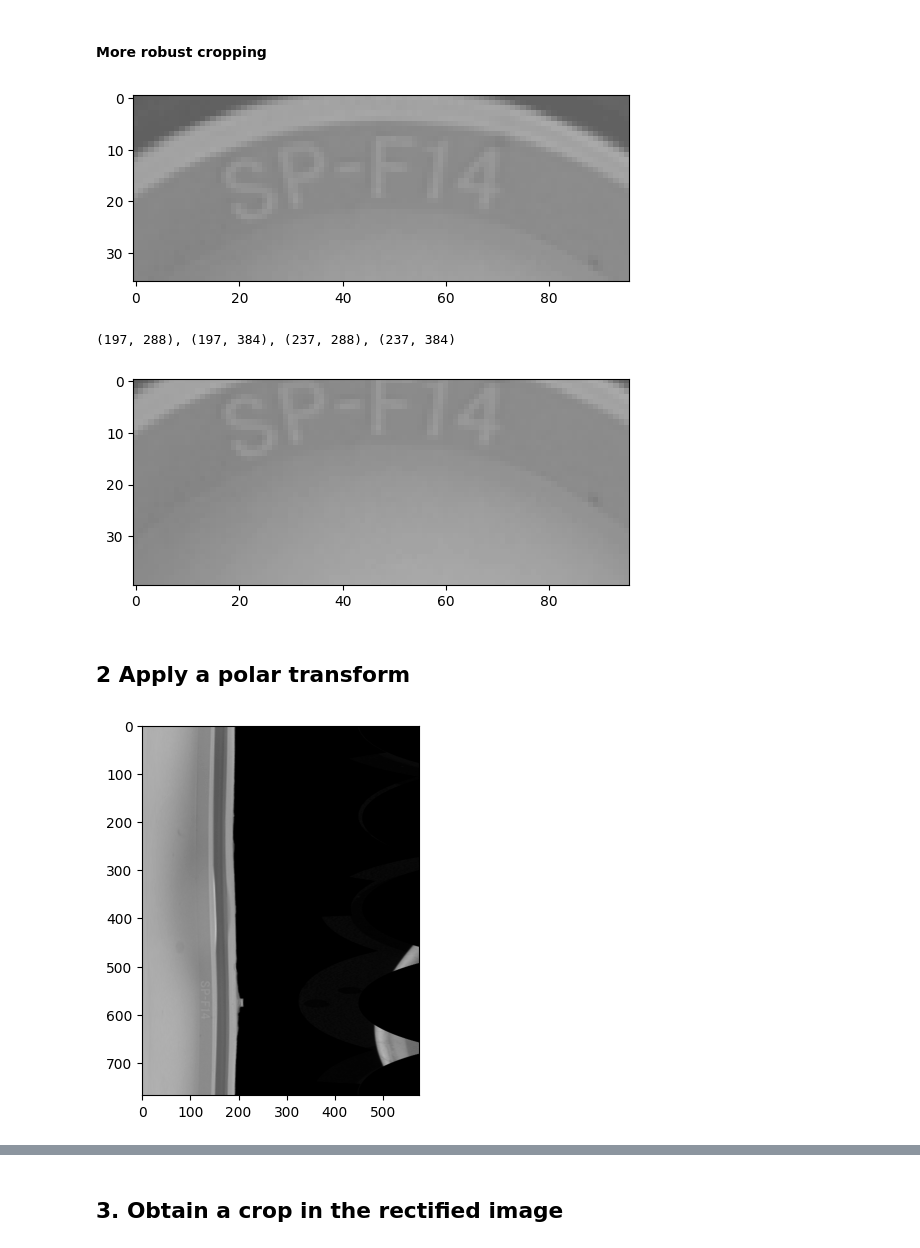
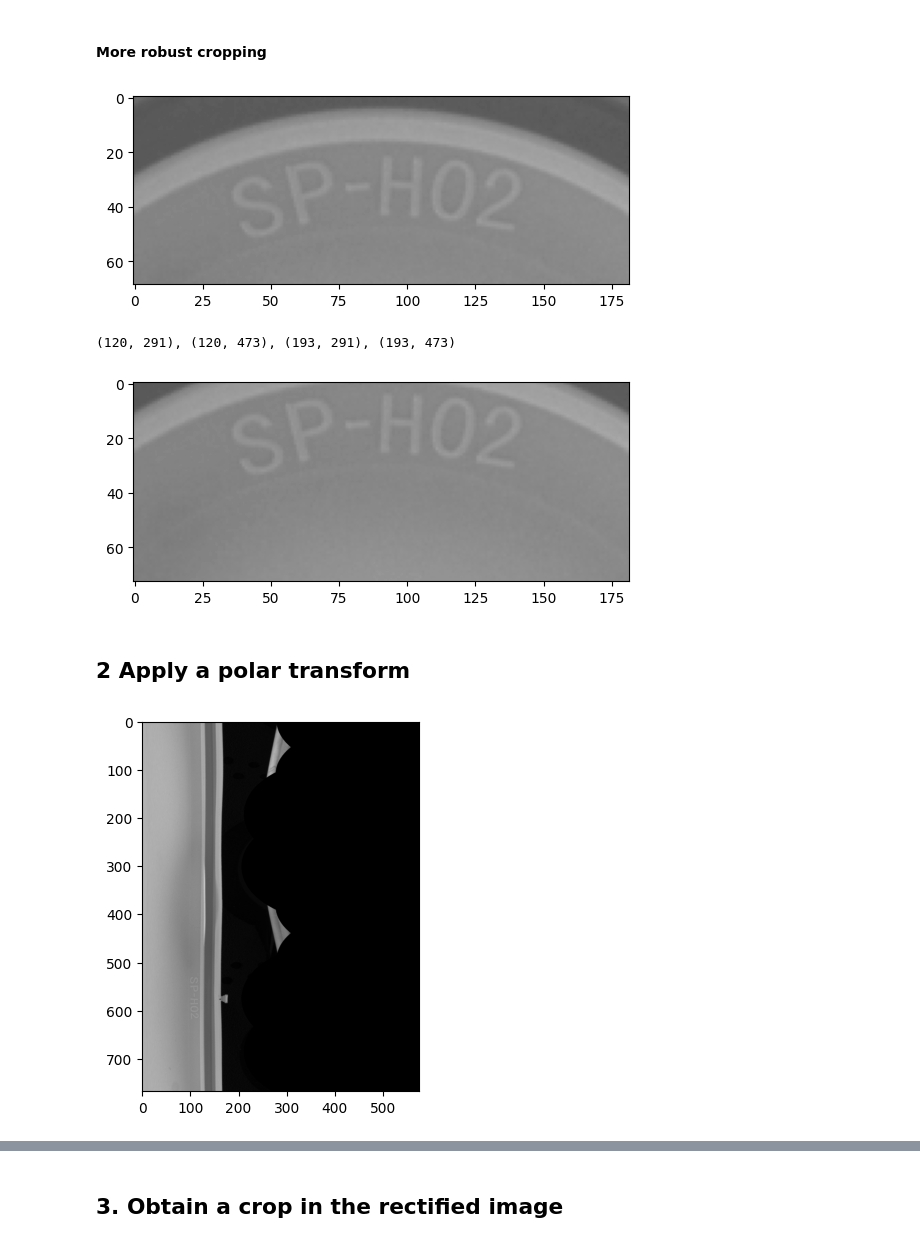
Before and after one commit to taglioIsCoding/CapInspection, a Jupyter notebook: single_cap.ipynb, the cells around one changed output, grey strips where cells are left out. Drawn from its saved outputs; the diff is of its cells as text; code cells hidden in the pictures.

```diff
--- a/single_cap.ipynb
+++ b/single_cap.ipynb
@@ -14,7 +14,9 @@ import sys
 # Only for jupyter notebook visualization
 %matplotlib inline
 
-filename="./custom_imgs/d_22_l_s.bmp"
+WARP_COEFF = 3.5
+
+filename="./img/d_20.bmp"
 image = cv2.imread(filename, cv2.COLOR_BGR2GRAY)
 #image = image[:,:, 0]
 #image = cv2.resize(image, (0, 0), fx =2, fy = 2)
@@ -28,7 +30,7 @@ plt.show()
 # %% [markdown]
 #### 4) WORKING SOLUTION Delete objects around
 # %%
-_, image_bin = cv2.threshold(image, 65, 255, cv2.THRESH_BINARY)
+_, image_bin = cv2.threshold(image, 40, 255, cv2.THRESH_BINARY)
 # th ,image_bin = cv2.threshold(image.astype(np.uint8),0,255,cv2.THRESH_BINARY+cv2.THRESH_OTSU)
 
 # edge_detected_image = cv2.Canny(image_bin, 75, 100)
@@ -250,7 +253,7 @@ cavity_numer_crop = image_with_vertical_tab.copy()[center[1] - int(radius*0.8) :
 plt.imshow(cavity_numer_crop, cmap='gray', vmin=0, vmax=255)
 plt.show()
 # %% [output]
-[figure, old version]
+[figure, new version]
 # %%
 ###
 ## coordinates
@@ -270,28 +273,27 @@ cavity_numer_crop = image_with_vertical_tab.copy()[top_height : bottom_height, l
 plt.imshow(cavity_numer_crop, cmap='gray', vmin=0, vmax=255)
 plt.show()
 # %% [output]
-(197, 288), (197, 384), (237, 288), (237, 384)
+(120, 291), (120, 473), (193, 291), (193, 473)
-[figure, old version]
+[figure, new version]
 # %% [markdown]
 ## 2 Apply a polar transform
 # %%
 # flags = cv2.INTER_CUBIC | cv2.WARP_FILL_OUTLIERS | cv2.WARP_POLAR_LINEAR
 # polar_image = cv2.warpPolar(image_with_vertical_tab, image_with_vertical_tab.shape, image_center, 360, flags)
 # fig,ax = plt.subplots(1)
 # ax.imshow(polar_image, cmap='gray', vmin=0, vmax=255)
 # plt.show()
-
-warp_radius = 3*radius
+warp_radius = WARP_COEFF*radius
 flags = cv2.INTER_CUBIC | cv2.WARP_FILL_OUTLIERS | cv2.WARP_POLAR_LINEAR
 polar_image = cv2.warpPolar(image_with_vertical_tab, image_with_vertical_tab.shape, np.asarray(center, dtype=np.float32), warp_radius, flags)
 # polar_image = cv2.warpPolar(img, img.shape, image_center, radius, flags)
 
 
 fig,ax = plt.subplots(1)
 ax.imshow(polar_image, cmap='gray', vmin=0, vmax=255)
 plt.show()
 # %% [output]
-[figure, old version]
+[figure, new version]
 # %%
 rotated_polar_image = cv2.rotate(polar_image, cv2.ROTATE_90_COUNTERCLOCKWISE)
 fig,ax = plt.subplots(1)
```
Also changed, not shown: parts of 14 cells of this notebook, 1 other file.
